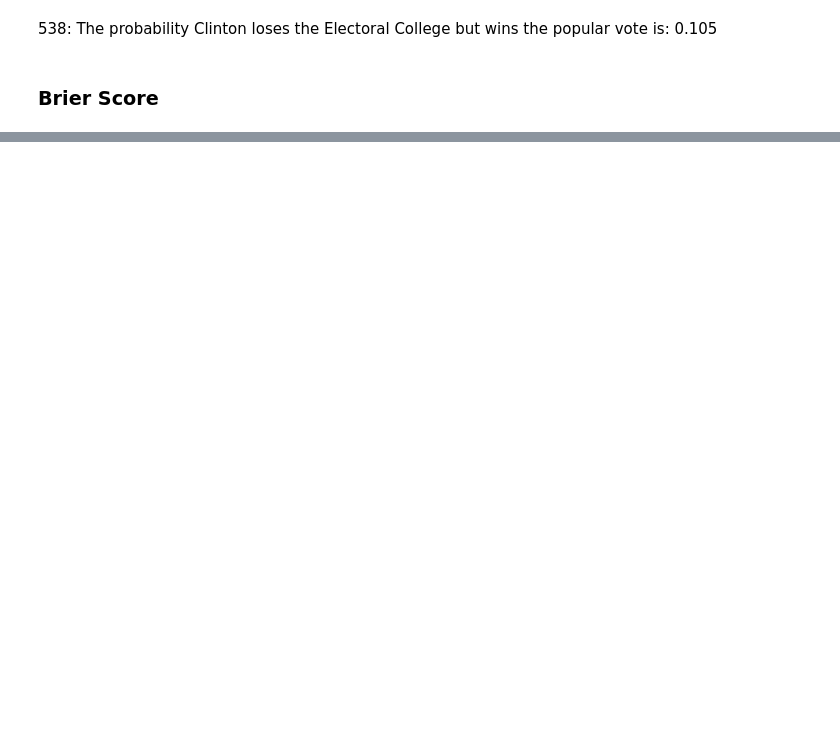
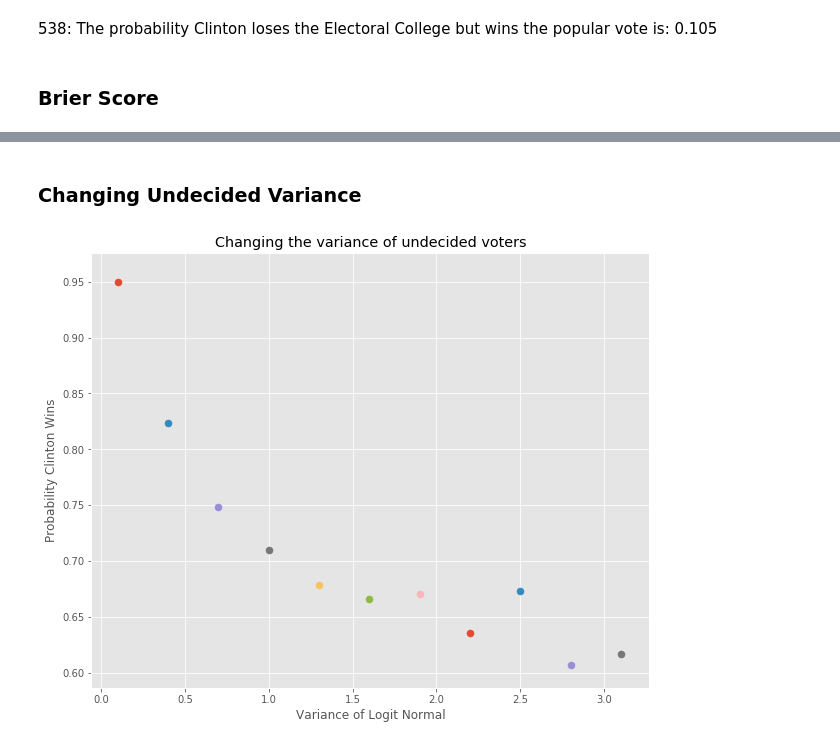
Before and after one commit to adamgayoso/bayesian-election-forecast, a Jupyter notebook: final-project/final-notebook.ipynb, the cells around one changed output, grey strips where cells are left out. Cells and saved outputs as stored; diff of their text form; code cells hidden in the pictures; blank space fills up the shorter version.

Commit message:
Added variance test

```diff
--- a/final-project/final-notebook.ipynb
+++ b/final-project/final-notebook.ipynb
@@ -389,3 +393,9 @@ Number Correct (Incl. DC): 45
 <img src="images/brier_score.png" alt="Drawing" style="width: 600px;"/>
 
 [image source](https://www.buzzfeed.com/jsvine/2016-election-forecast-grades?utm_term=.nqgbV0lxM#.rcr6KnwbD)
+# %% [markdown]
+### Changing Undecided Variance
+# %%
+variance_test(qmu_as, qmu_bs, E_day, mean_w, mean_b, state_weights_np, ev_states, BURN_IN)
+# %% [output]
+[figure, added]
```
Also changed, not shown: parts of 4 cells of this notebook, 2 other files.
